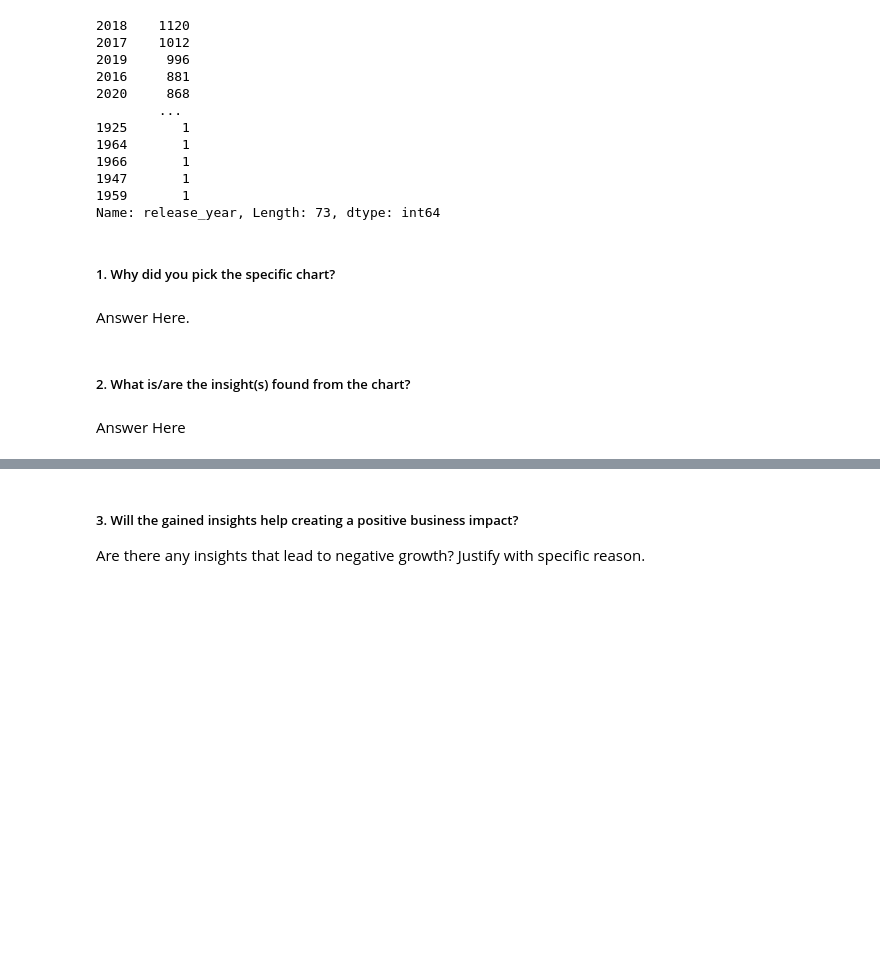
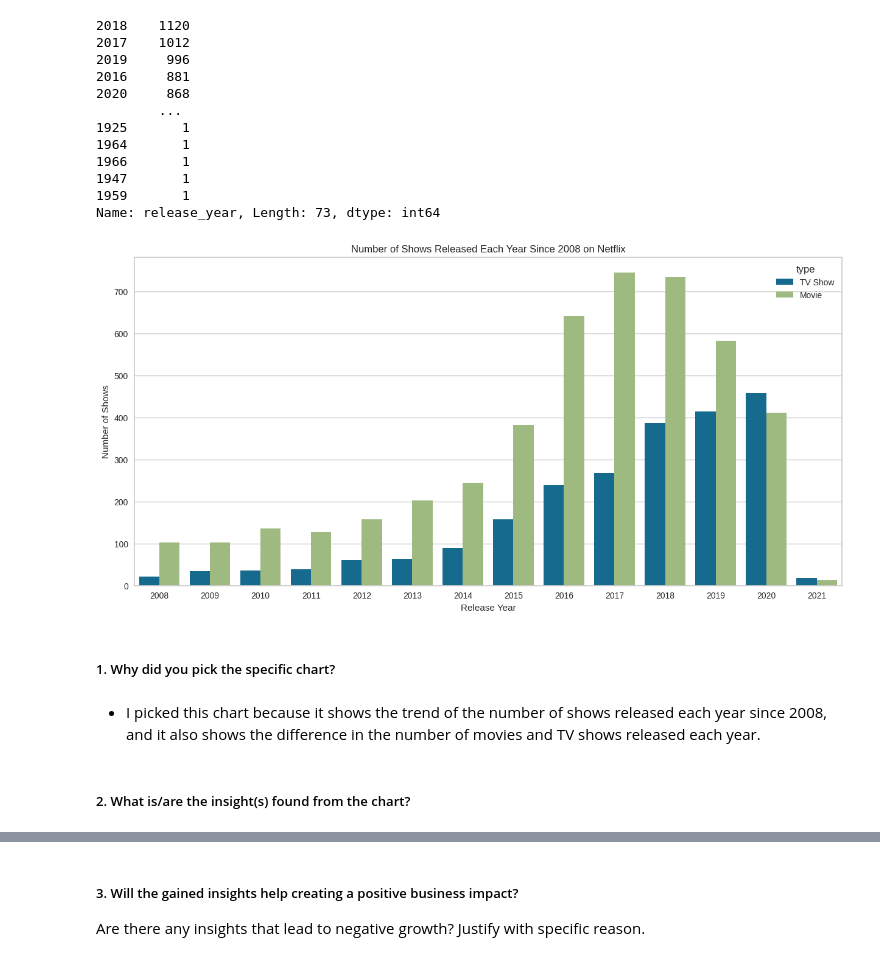
Before and after one commit to Navjotkhatri/NETFLIX-MOVIES-AND-TV-SHOWS-CLUSTERING, a Jupyter notebook: NETFLIX_MOVIES_AND_TV_SHOWS_CLUSTERING.ipynb, the cells around one changed output, grey strips where cells are left out. Saved outputs shown, nothing was run; the diff lists cells and outputs as text; code cells hidden in the pictures; blank space fills up the shorter version.

```diff
--- a/NETFLIX_MOVIES_AND_TV_SHOWS_CLUSTERING.ipynb
+++ b/NETFLIX_MOVIES_AND_TV_SHOWS_CLUSTERING.ipynb
@@ -748,8 +746,17 @@ Name: release_year, Length: 73, dtype: int64
+# %%
+# Chart - 10 visualization code
+filtered_df = df[df['release_year'] >= 2008]
+plt.figure(figsize=(15, 7))
+sns.countplot(x='release_year', data=filtered_df, hue='type', order=range(2008, 2022))
+plt.xlabel('Release Year')
+plt.ylabel('Number of Shows')
+plt.title('Number of Shows Released Each Year Since 2008 on Netflix')
+plt.show()
+# %% [output]
+[figure, added]
 # %% [markdown]
 ##### 1. Why did you pick the specific chart?
-# %% [markdown]
-Answer Here.
+# %% [markdown]
+* I picked this chart because it shows the trend of the number of shows released each year since 2008, and it also shows the difference in the number of movies and TV shows released each year.
 # %% [markdown]
 ##### 2. What is/are the insight(s) found from the chart?
-# %% [markdown]
-Answer Here
```
Also changed, not shown: parts of 28 cells of this notebook.
